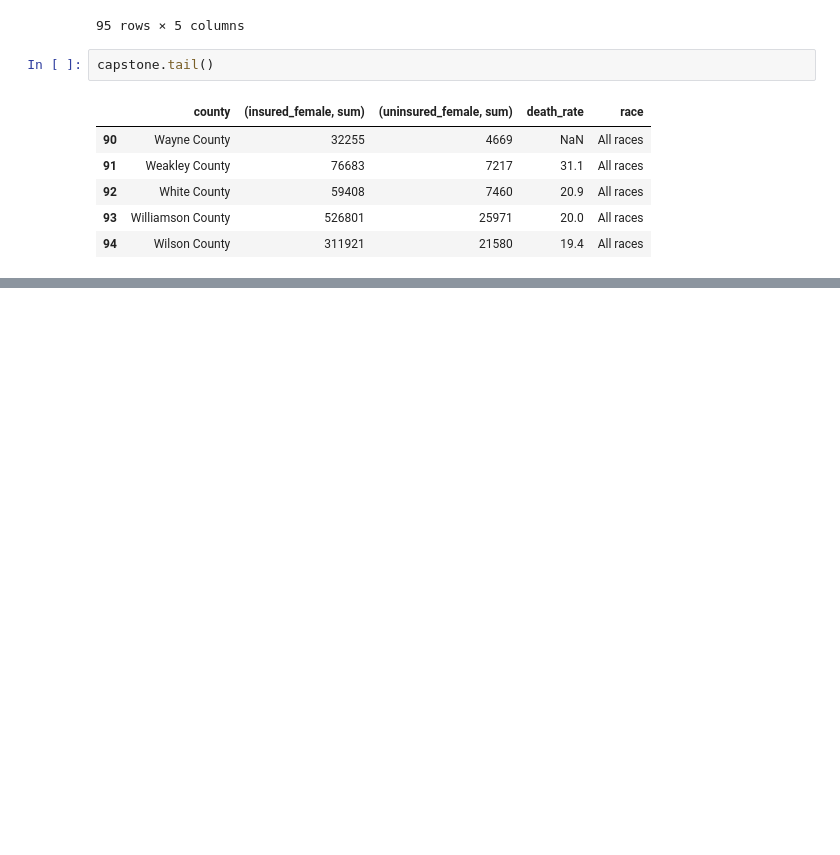
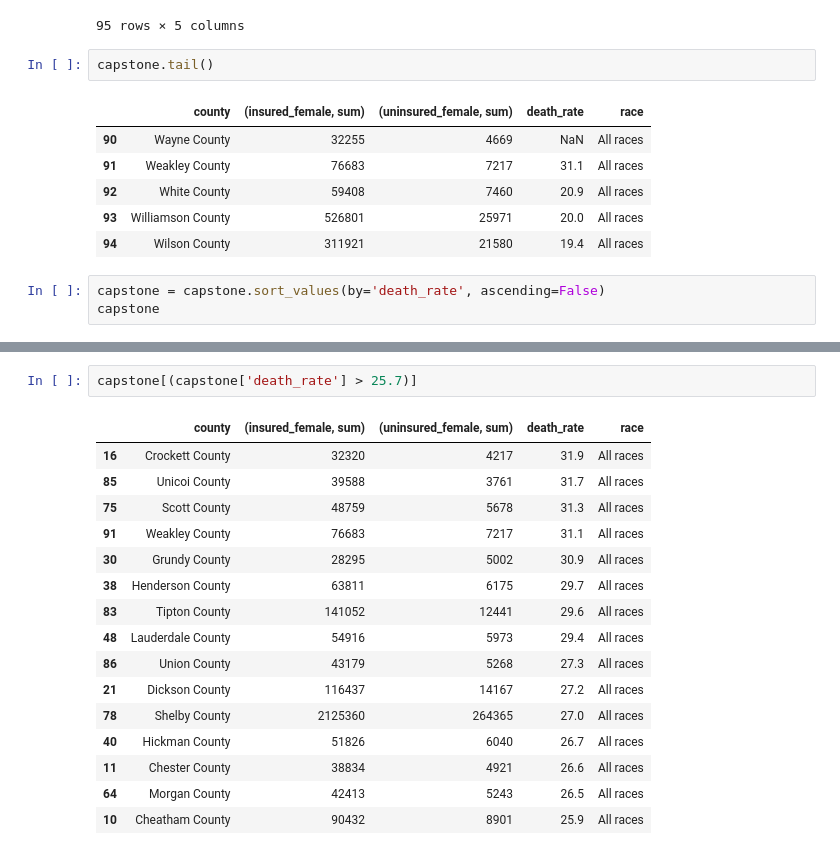
Before and after one commit to tigerbelle07/Capstone, a Jupyter notebook: notebooks/BC_Cap_v2.ipynb, the cells around one changed output, grey strips where cells are left out. Saved outputs shown, nothing was run; the diff lists cells and outputs as text; blank space fills up the shorter version.

```diff
--- a/notebooks/BC_Cap_v2.ipynb
+++ b/notebooks/BC_Cap_v2.ipynb
@@ -356,3 +356,6 @@ capstone.tail()
 | 92 | White County | 59408 | 7460 | 20.9 | All races |
 | 93 | Williamson County | 526801 | 25971 | 20.0 | All races |
 | 94 | Wilson County | 311921 | 21580 | 19.4 | All races |
+# %%
+capstone = capstone.sort_values(by='death_rate', ascending=False)
+capstone
@@ -358,0 +376,19 @@ capstone.tail()
+# %%
+capstone[(capstone['death_rate'] > 25.7)]
+# %% [output]
+|  | county | (insured_female, sum) | (uninsured_female, sum) | death_rate | race |
+| 16 | Crockett County | 32320 | 4217 | 31.9 | All races |
+| 85 | Unicoi County | 39588 | 3761 | 31.7 | All races |
+| 75 | Scott County | 48759 | 5678 | 31.3 | All races |
+| 91 | Weakley County | 76683 | 7217 | 31.1 | All races |
+| 30 | Grundy County | 28295 | 5002 | 30.9 | All races |
+| 38 | Henderson County | 63811 | 6175 | 29.7 | All races |
+| 83 | Tipton County | 141052 | 12441 | 29.6 | All races |
+| 48 | Lauderdale County | 54916 | 5973 | 29.4 | All races |
+| 86 | Union County | 43179 | 5268 | 27.3 | All races |
+| 21 | Dickson County | 116437 | 14167 | 27.2 | All races |
+| 78 | Shelby County | 2125360 | 264365 | 27.0 | All races |
+| 40 | Hickman County | 51826 | 6040 | 26.7 | All races |
+| 11 | Chester County | 38834 | 4921 | 26.6 | All races |
+| 64 | Morgan County | 42413 | 5243 | 26.5 | All races |
+| 10 | Cheatham County | 90432 | 8901 | 25.9 | All races |
```
Also changed, not shown: parts of 4 cells of this notebook.
